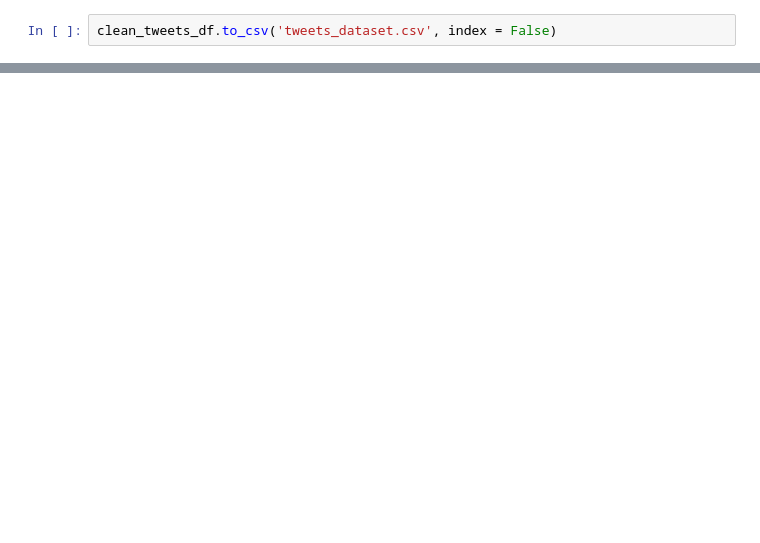
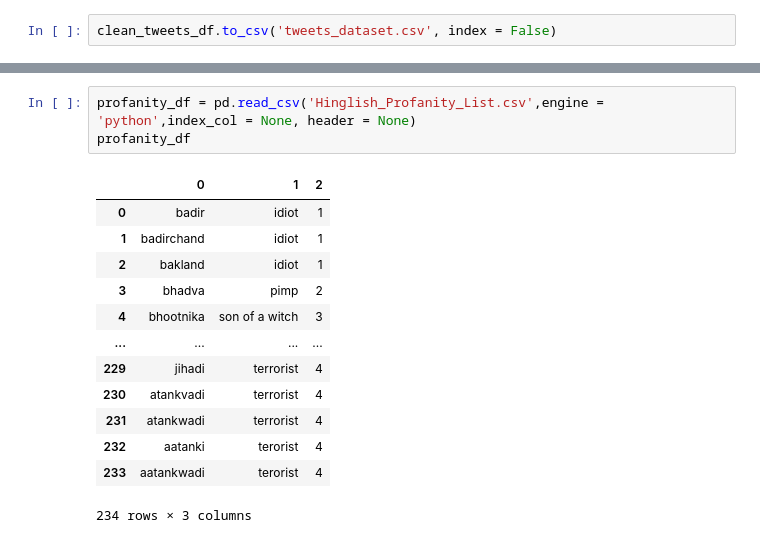
Before and after one commit to jim1992/capstone-Hinglish-NLP, a Jupyter notebook: Data Cleansing.ipynb, the cells around one changed output, grey strips where cells are left out. Saved outputs shown, nothing was run; the diff lists cells and outputs as text; blank space fills up the shorter version.

```diff
--- a/Data Cleansing.ipynb
+++ b/Data Cleansing.ipynb
@@ -131,0 +272,17 @@ clean_tweets_df
+# %%
+profanity_df = pd.read_csv('Hinglish_Profanity_List.csv',engine = 'python',index_col = None, header = None)
+profanity_df
+# %% [output]
+|  | 0 | 1 | 2 |
+| 0 | badir | idiot | 1 |
+| 1 | badirchand | idiot | 1 |
+| 2 | bakland | idiot | 1 |
+| 3 | bhadva | pimp | 2 |
+| 4 | bhootnika | son of a witch | 3 |
+| ... | ... | ... | ... |
+| 229 | jihadi | terrorist | 4 |
+| 230 | atankvadi | terrorist | 4 |
+| 231 | atankwadi | terrorist | 4 |
+| 232 | aatanki | terorist | 4 |
+| 233 | aatankwadi | terorist | 4 |
+234 rows × 3 columns
```
Also changed, not shown: parts of 35 cells of this notebook.
